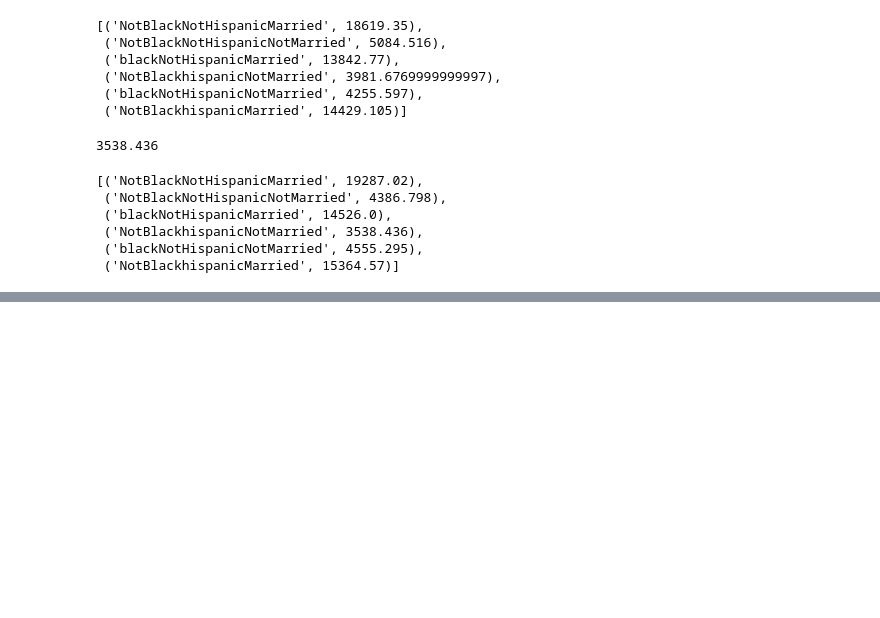
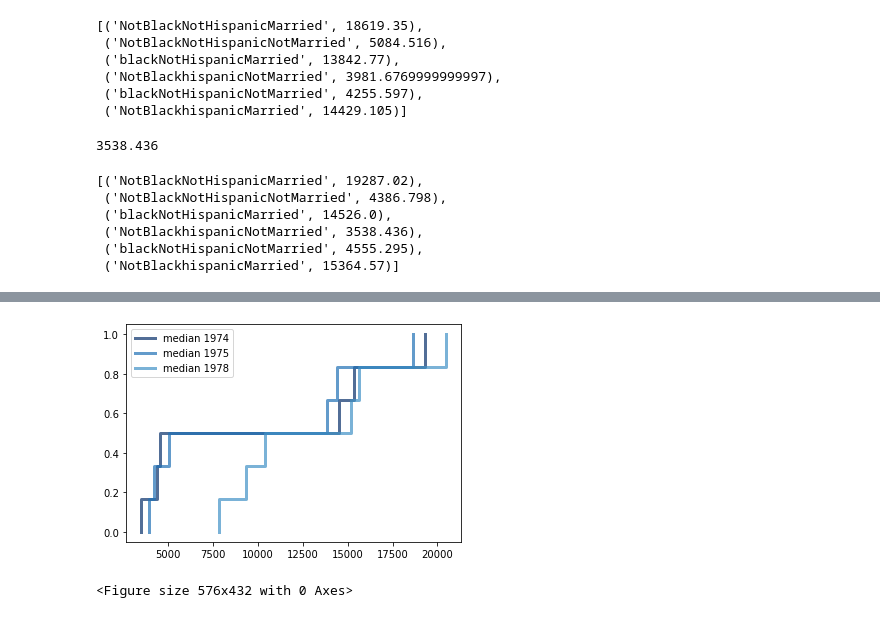
Before and after one commit to Soniyasunny1/Assignment, a Jupyter notebook: AssignmentStatsNEW.ipynb, the cells around one changed output, grey strips where cells are left out. Drawn from its saved outputs; the diff is of its cells as text; code cells hidden in the pictures; blank space fills up the shorter version.

```diff
--- a/AssignmentStatsNEW.ipynb
+++ b/AssignmentStatsNEW.ipynb
@@ -494,0 +567,7 @@ CohenEffectSize(df["Earnings_1978"], df["Earnings_1974"])
+# %%
+thinkplot.Cdfs([cohcdf74, cohcdf75, cohcdf78])
+thinkplot.Show()
+# Plotting cdfs in one graph makes it clear to differentiate between values of each year earnings.
+# %% [output]
+[figure, added]
+<Figure size 576x432 with 0 Axes>
```
Also changed, not shown: parts of 23 cells of this notebook.
